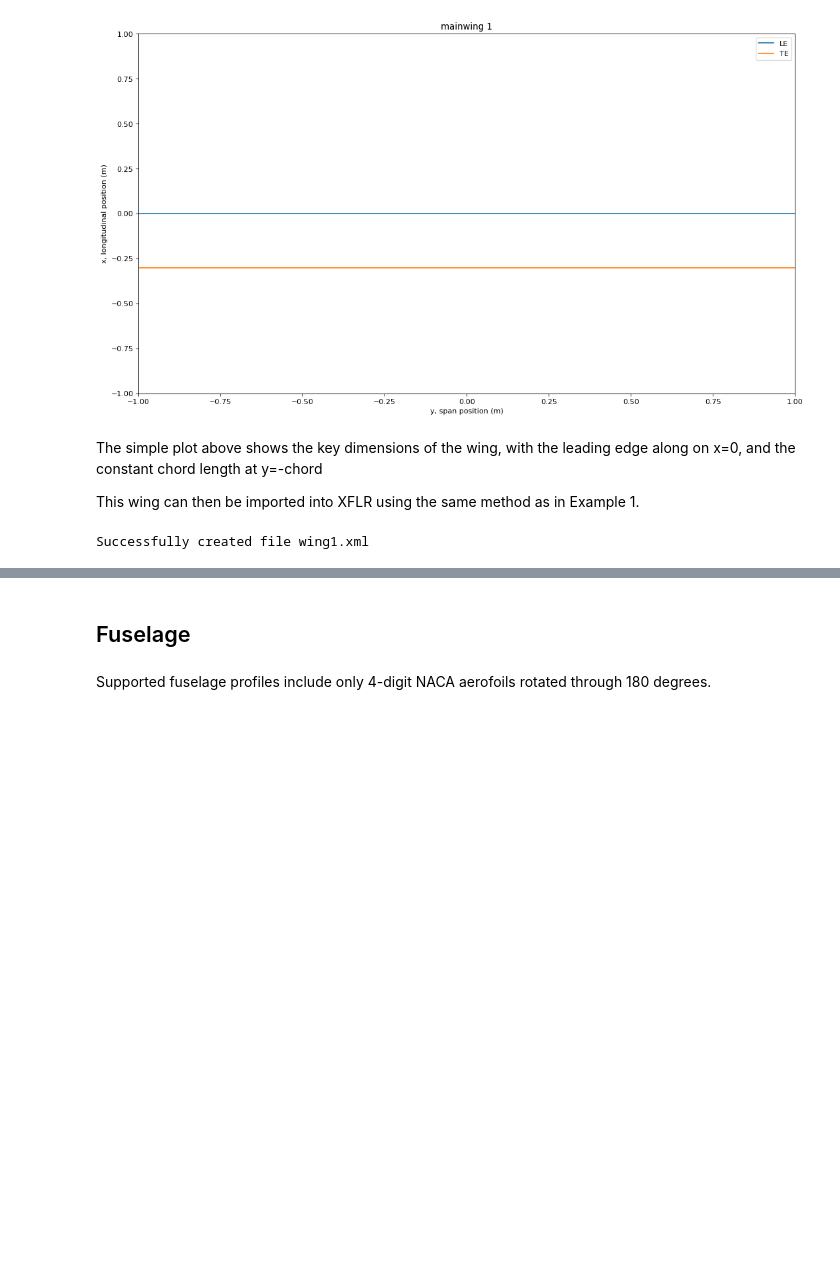
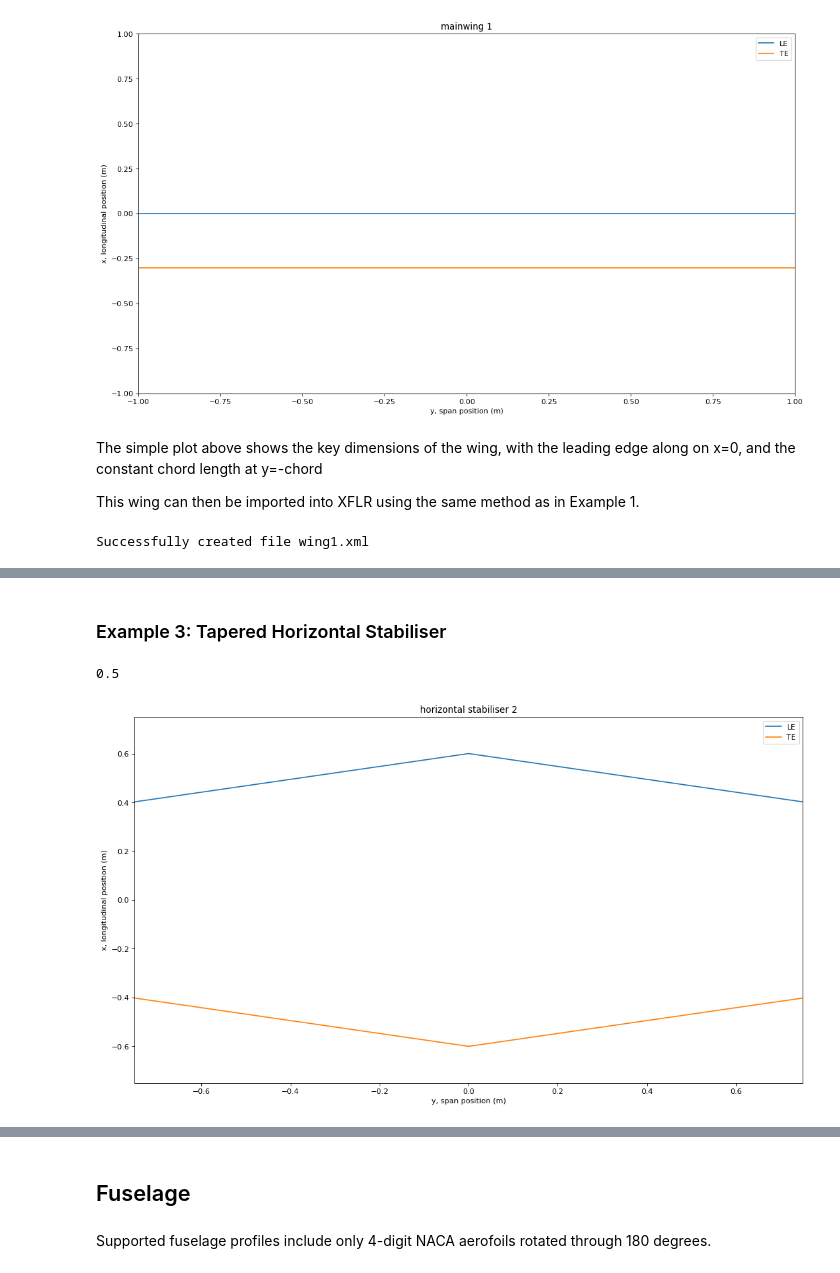
Before and after one commit to EliotDucky/AC2XFLR, a Jupyter notebook: Demo.ipynb, the cells around one changed output, grey strips where cells are left out. Drawn from its saved outputs; the diff is of its cells as text; code cells hidden in the pictures; blank space fills up the shorter version.

Commit message:
Taper Wing

```diff
--- a/Demo.ipynb
+++ b/Demo.ipynb
@@ -89,3 +89,23 @@ rect_wing.wingToXML()
 Successfully created file wing1.xml
 # %% [markdown]
 <img src="docs_source/rect_wing.png">
+# %% [markdown]
+### Example 3: Tapered Horizontal Stabiliser
+# %%
+print(chordTaper(2, 1, 4, 0.5))
+# %% [output]
+0.5
+# %%
+foil = "NACA 0018"
+angle_of_attack = 0 #deg
+span = 1.5 #m
+root_chord = 1.2 #m
+mass = 3 #kg
+shape_args = {"shape": "taper", "taper_ratio": 0.67}
+_type = "horizontal stabiliser"
+symmetric_fin = False
+double_fin = False
+draw = True
+tail = Wing(foil, angle_of_attack, span, root_chord, mass, shape_args, _type, symmetric_fin, double_fin, draw)
+# %% [output]
+[figure, added]
```
Also changed, not shown: parts of 5 cells of this notebook, 1 other file.
